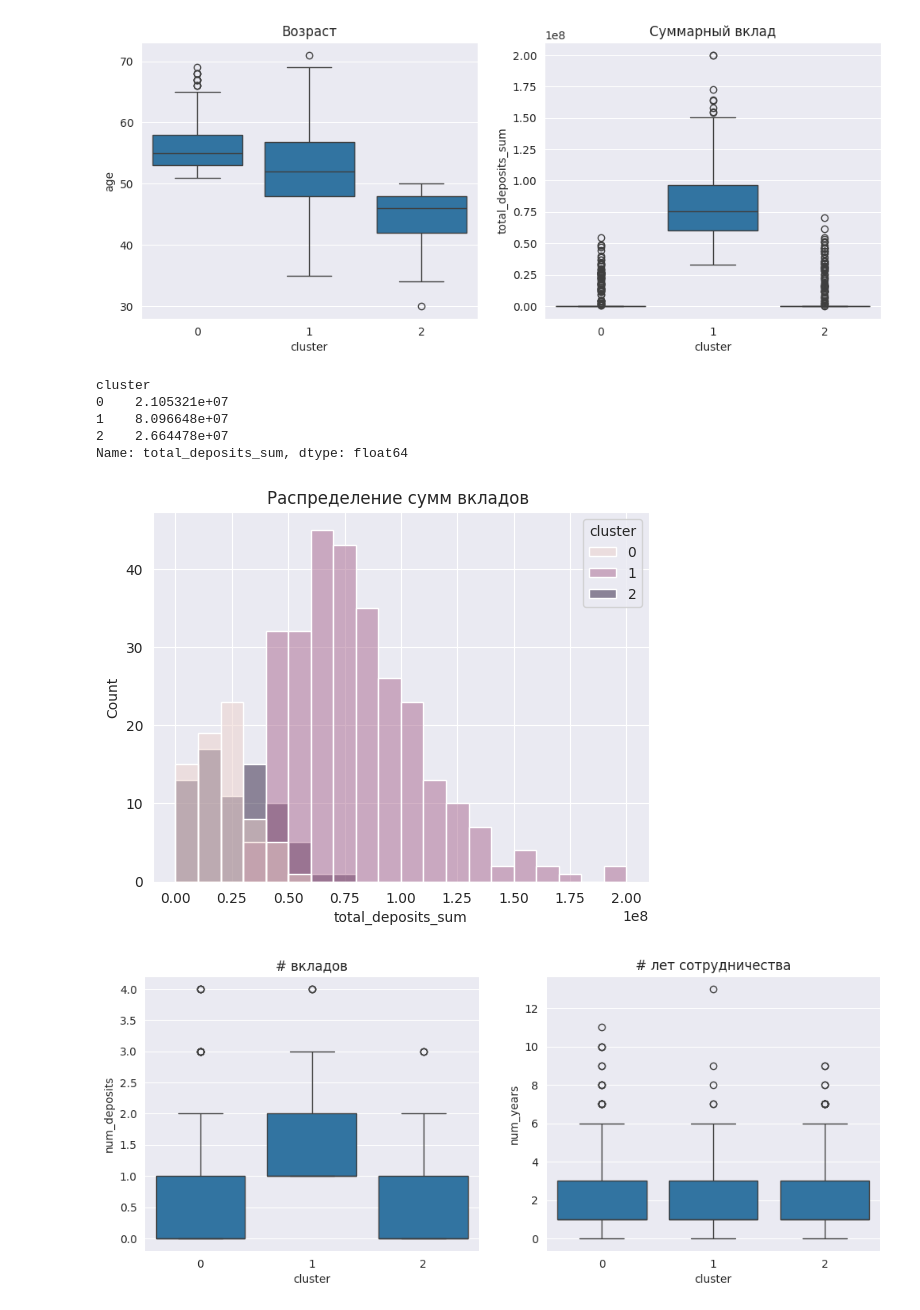
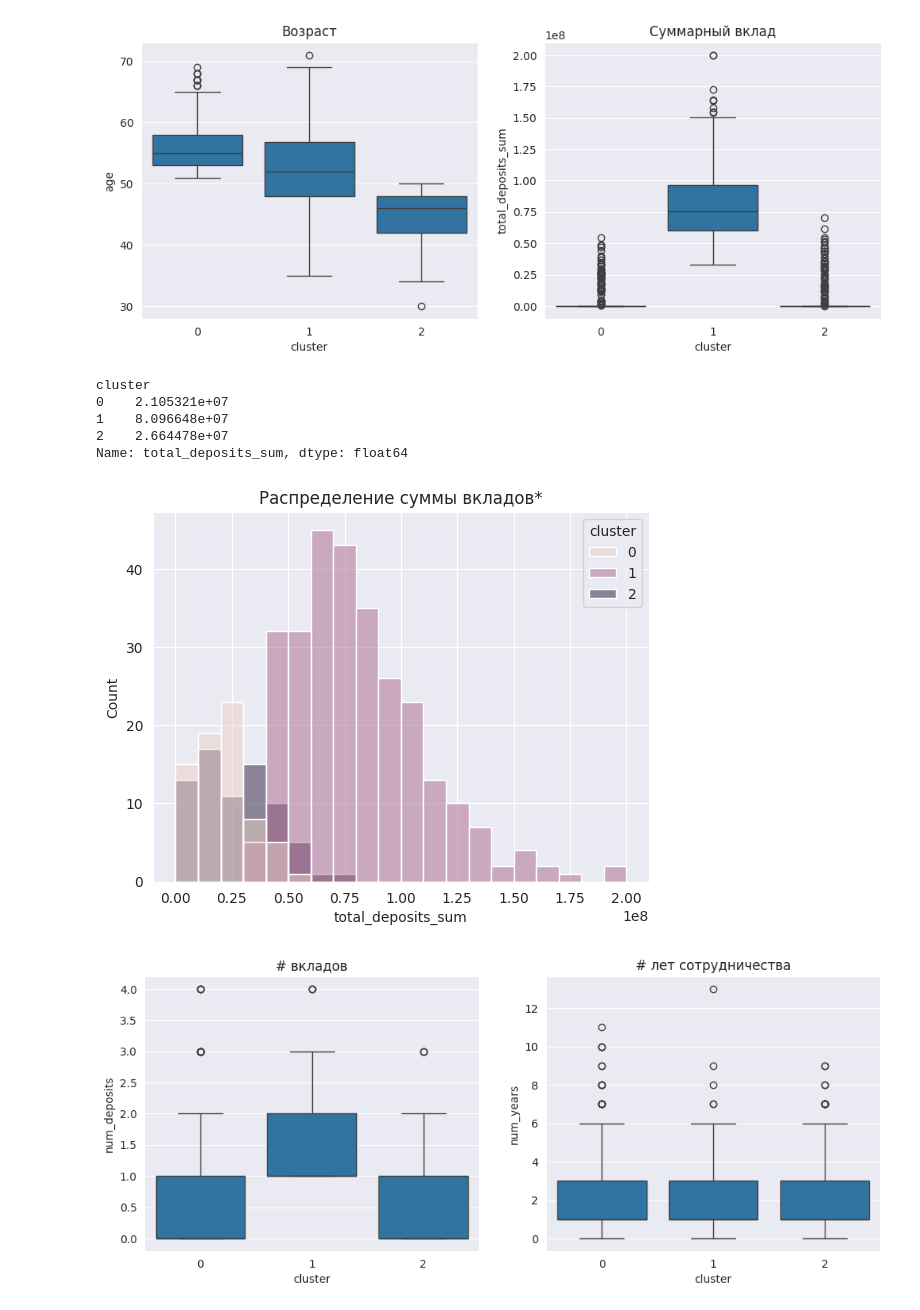
Before and after one commit to luckyme410/segment_EMC, a Jupyter notebook: segmentation.ipynb, the cells around one changed output. Saved outputs shown, nothing was run; the diff lists cells and outputs as text; code cells hidden in the pictures.

```diff
--- a/segmentation.ipynb
+++ b/segmentation.ipynb
@@ -357,21 +357,21 @@ sns.boxplot(x='cluster',
 # %%
 # распределение сумм вкладов по кластерам. Только клиенты с суммой > 0
 mask = X["total_deposits_sum"] > 0.
 
 
 print(X.loc[mask].groupby('cluster')["total_deposits_sum"].mean())
 sns.histplot(x='total_deposits_sum',
              hue='cluster',
              data=X.loc[mask, :],
              bins=20)
-plt.title('Распределение сумм вкладов ');
+plt.title('Распределение суммы вкладов*');
 # %% [output]
 cluster
 0    2.105321e+07
 1    8.096648e+07
 2    2.664478e+07
 Name: total_deposits_sum, dtype: float64
-[figure, old version]
+[figure, new version]
 # %%
 plt.figure(figsize=(12, 4.5))
 ax1 = plt.subplot(121)
```
Also changed, not shown: parts of 1 cell of this notebook.
